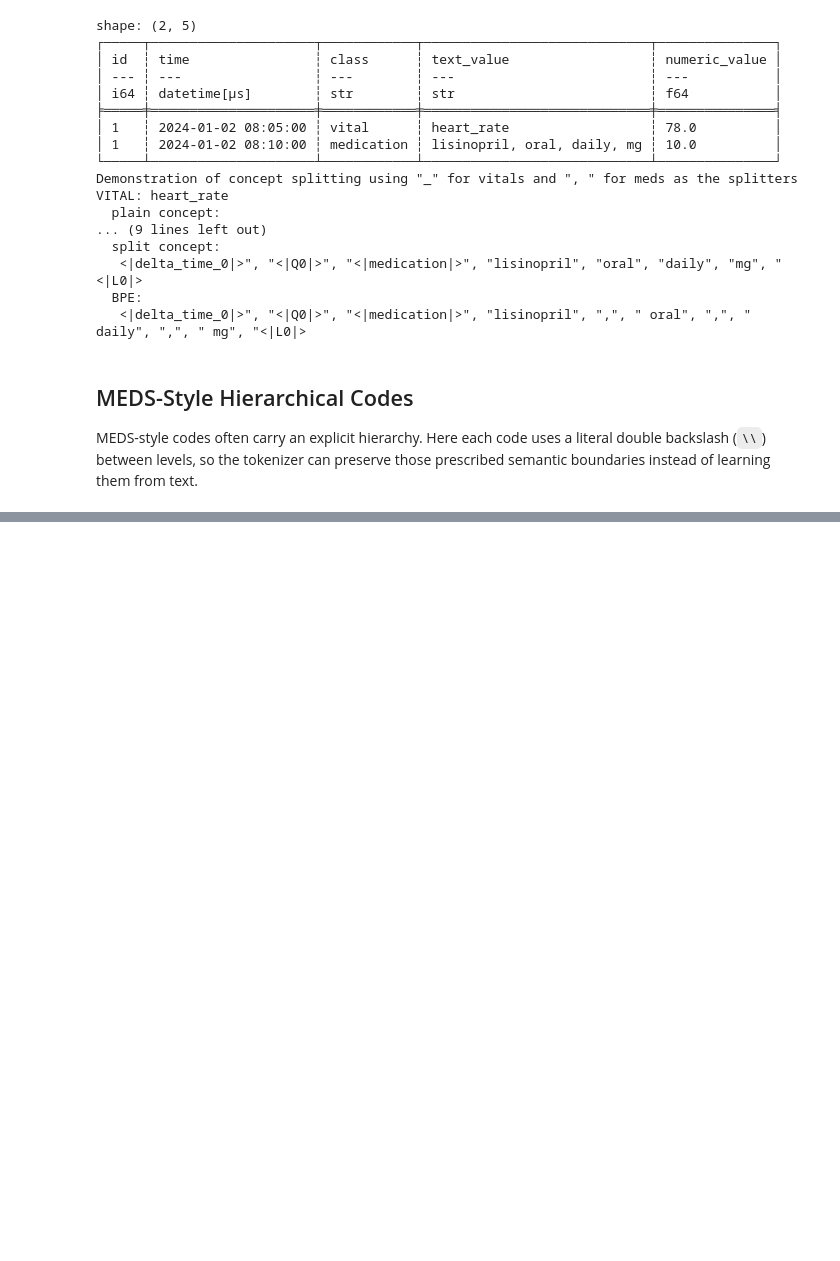
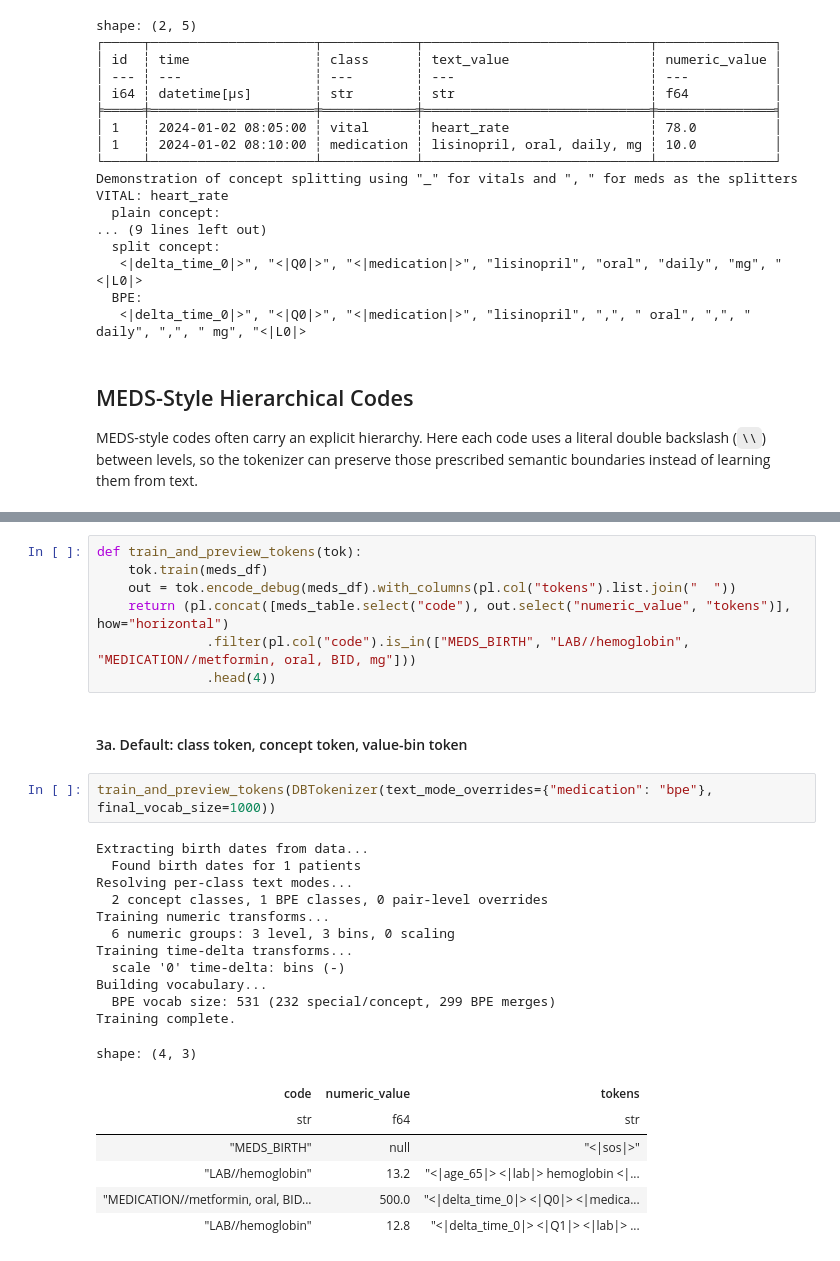
Before and after one commit to AJLozaLab/dbtoken, a Jupyter notebook: demo.ipynb, the cells around one changed output, grey strips where cells are left out. Cells and saved outputs as stored; diff of their text form; blank space fills up the shorter version.

```diff
--- a/demo.ipynb
+++ b/demo.ipynb
@@ -480,0 +586,30 @@ print("Exact MEDS code round-trip: PASSED")
+# %%
+def train_and_preview_tokens(tok):
+    tok.train(meds_df)
+    out = tok.encode_debug(meds_df).with_columns(pl.col("tokens").list.join("  "))
+    return (pl.concat([meds_table.select("code"), out.select("numeric_value", "tokens")], how="horizontal")
+              .filter(pl.col("code").is_in(["MEDS_BIRTH", "LAB//hemoglobin", "MEDICATION//metformin, oral, BID, mg"]))
+              .head(4))
+# %% [markdown]
+#### 3a. Default: class token, concept token, value-bin token
+# %%
+train_and_preview_tokens(DBTokenizer(text_mode_overrides={"medication": "bpe"}, final_vocab_size=1000))
+# %% [output]
+Extracting birth dates from data...
+  Found birth dates for 1 patients
+Resolving per-class text modes...
+  2 concept classes, 1 BPE classes, 0 pair-level overrides
+Training numeric transforms...
+  6 numeric groups: 3 level, 3 bins, 0 scaling
+Training time-delta transforms...
+  scale '0' time-delta: bins (-)
+Building vocabulary...
+  BPE vocab size: 531 (232 special/concept, 299 BPE merges)
+Training complete.
+shape: (4, 3)
+| code | numeric_value | tokens |
+| str | f64 | str |
+| "MEDS_BIRTH" | null | "<|sos|>" |
+| "LAB//hemoglobin" | 13.2 | "<|age_65|> <|lab|> hemoglobin <|... |
+| "MEDICATION//metformin, oral, BID... | 500.0 | "<|delta_time_0|> <|Q0|> <|medica... |
+| "LAB//hemoglobin" | 12.8 | "<|delta_time_0|> <|Q1|> <|lab|> ... |
```
Also changed, not shown: parts of 12 cells of this notebook.
